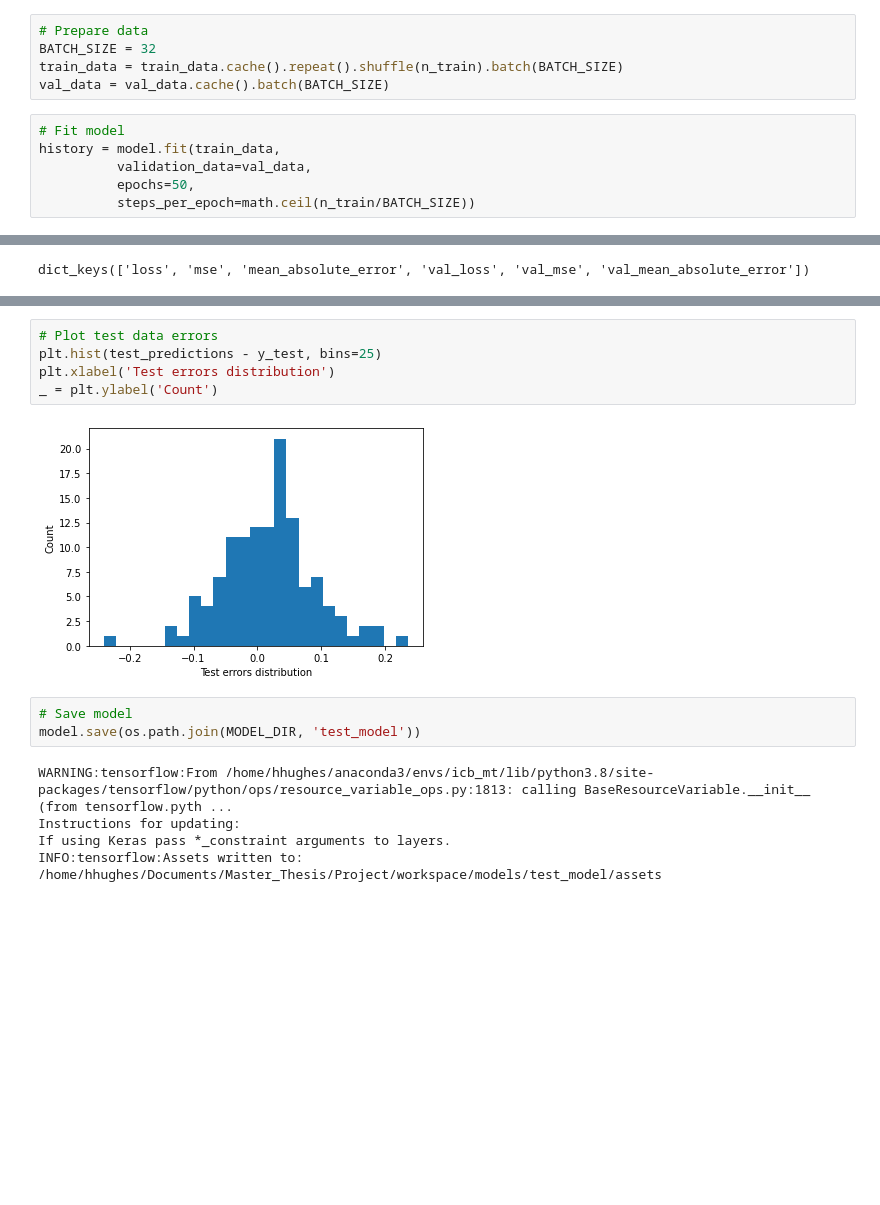
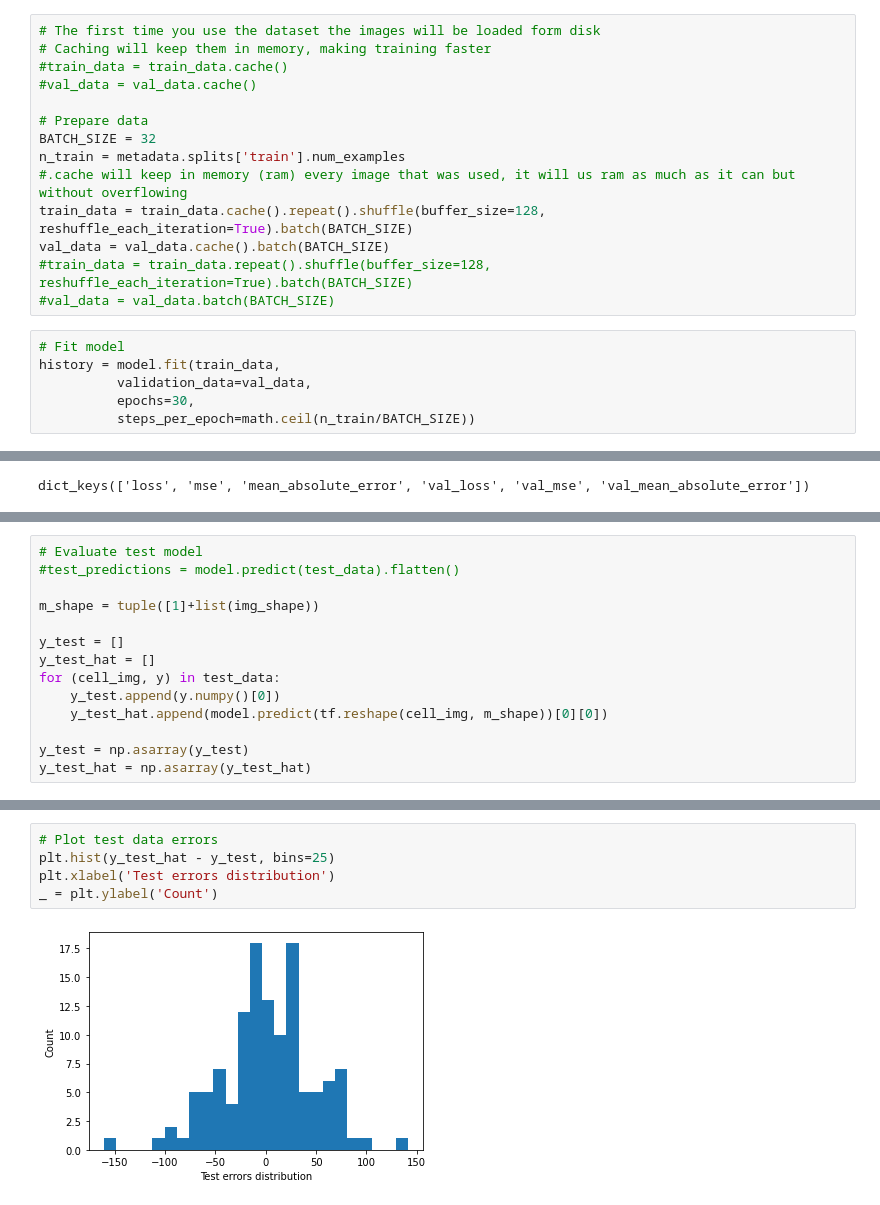
Before and after one commit to andresbecker/master_thesis, a Jupyter notebook: workspace/notebooks/Test_Model-3.ipynb, the cells around one changed output, grey strips where cells are left out. Saved outputs shown, nothing was run; the diff lists cells and outputs as text; blank space fills up the shorter version.

```diff
--- a/workspace/notebooks/Test_Model-3.ipynb
+++ b/workspace/notebooks/Test_Model-3.ipynb
@@ -386,14 +134,23 @@ Trainable params: 102,853,889
 Non-trainable params: 0
 _________________________________________________________________
-# %%
-# Prepare data
-BATCH_SIZE = 32
-train_data = train_data.cache().repeat().shuffle(n_train).batch(BATCH_SIZE)
-val_data = val_data.cache().batch(BATCH_SIZE)
+# %%
+# The first time you use the dataset the images will be loaded form disk
+# Caching will keep them in memory, making training faster
+#train_data = train_data.cache()
+#val_data = val_data.cache()
+
+# Prepare data
+BATCH_SIZE = 32
+n_train = metadata.splits['train'].num_examples
+#.cache will keep in memory (ram) every image that was used, it will us ram as much as it can but without overflowing
+train_data = train_data.cache().repeat().shuffle(buffer_size=128, reshuffle_each_iteration=True).batch(BATCH_SIZE)
+val_data = val_data.cache().batch(BATCH_SIZE)
+#train_data = train_data.repeat().shuffle(buffer_size=128, reshuffle_each_iteration=True).batch(BATCH_SIZE)
+#val_data = val_data.batch(BATCH_SIZE)
 # %%
 # Fit model
 history = model.fit(train_data,
           validation_data=val_data,
-          epochs=50,
+          epochs=30,
           steps_per_epoch=math.ceil(n_train/BATCH_SIZE))
 # %% [output]
@@ -424 +217,15 @@ test_predictions = model.predict(x_test).flatten()
+# %%
+# Evaluate test model
+#test_predictions = model.predict(test_data).flatten()
+
+m_shape = tuple([1]+list(img_shape))
+
+y_test = []
+y_test_hat = []
+for (cell_img, y) in test_data:
+    y_test.append(y.numpy()[0])
+    y_test_hat.append(model.predict(tf.reshape(cell_img, m_shape))[0][0])
+
+y_test = np.asarray(y_test)
+y_test_hat = np.asarray(y_test_hat)
 # %%
@@ -436,15 +242,7 @@ array([0.49519894, 0.53293526, 0.64095867, 0.7098776 , 0.50448245,
 # %%
 # Plot test data errors
-plt.hist(test_predictions - y_test, bins=25)
+plt.hist(y_test_hat - y_test, bins=25)
 plt.xlabel('Test errors distribution')
 _ = plt.ylabel('Count')
 # %% [output]
-[figure, old version]
+[figure, new version]
-# %%
-# Save model
-model.save(os.path.join(MODEL_DIR, 'test_model'))
-# %% [output]
-WARNING:tensorflow:From /home/hhughes/anaconda3/envs/icb_mt/lib/python3.8/site-packages/tensorflow/python/ops/resource_variable_ops.py:1813: calling BaseResourceVariable.__init__ (from tensorflow.pyth ...
-Instructions for updating:
-If using Keras pass *_constraint arguments to layers.
-INFO:tensorflow:Assets written to: /home/hhughes/Documents/Master_Thesis/Project/workspace/models/test_model/assets
```
Also changed, not shown: parts of 40 cells of this notebook, 5 other files.
